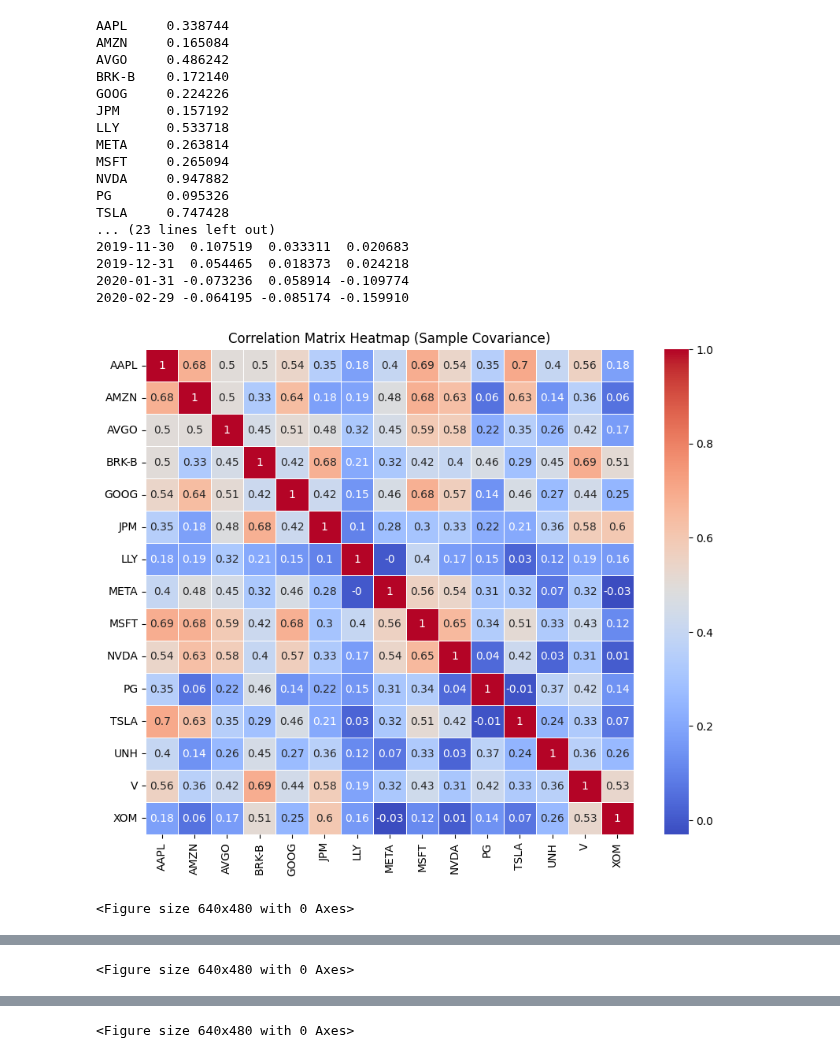
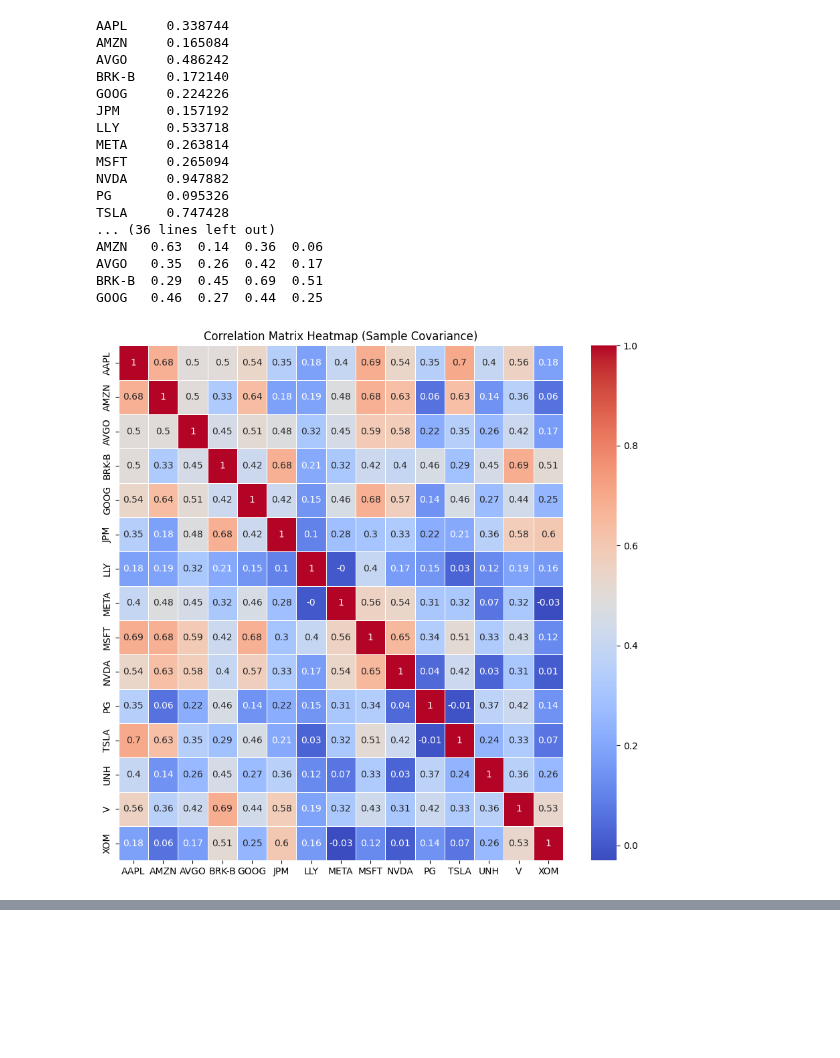
Before and after one commit to JFRich84/MSc, a Jupyter notebook: Optimisations_Final.ipynb, the cells around one changed output, grey strips where cells are left out. Saved outputs shown, nothing was run; the diff lists cells and outputs as text; code cells hidden in the pictures; blank space fills up the shorter version.

Commit message:
2024.11.25
Finalising output and reorganising

```diff
--- a/Optimisations_Final.ipynb
+++ b/Optimisations_Final.ipynb
@@ -10,12 +10,13 @@ import matplotlib.pyplot as plt
 import numpy as np
 from pypfopt import risk_models, expected_returns, EfficientFrontier, EfficientSemivariance, base_optimizer
 
+
 # Load prices
 prices = pd.read_csv('prices.csv')
 prices.set_index('date', inplace=True)
 prices.index = pd.to_datetime(prices.index)
 
-# Calculate monthly prices and returns
+# Calculate monthly prices, returns and expected returns
 monthly_prices = prices.resample('ME').last()  # Resample to get monthly prices
 monthly_returns = monthly_prices.pct_change().dropna()
 mu = expected_returns.mean_historical_return(monthly_prices, frequency=12)
@@ -23,7 +24,7 @@ print(mu)
 print(monthly_returns.head())
 
 # Calculate covariance matrices
-cov_pfopt = risk_models.sample_cov(monthly_prices, frequency=12) # inclusion in output only. Easy to understand method
+cov_sample = risk_models.sample_cov(monthly_prices, frequency=12) # inclusion in output only. Easy to understand method
 cov_ledoit = risk_models.CovarianceShrinkage(monthly_prices, frequency=12).ledoit_wolf()
 semivarcov = risk_models.semicovariance(monthly_prices, benchmark=0.0, frequency=12)
 
@@ -39,62 +40,62 @@ def calculate_correlation(cov_matrix):
 
     # Round correlation matrix to 2 decimal places
     corr_matrix = corr_matrix.round(2)
 
     return corr_matrix
 
-# Calculate correlation matrices
-corr_cov_pfopt = calculate_correlation(cov_pfopt)
-corr_cov_ledoit = calculate_correlation(cov_ledoit)
-cor_semicov = calculate_correlation(semivarcov)
+corr_sample = calculate_correlation(cov_sample)
+corr_ledoit = calculate_correlation(cov_ledoit)
+corr_semicov = calculate_correlation(semivarcov)
+print(corr_sample.head())
 
 
-# Plotting the correlation matrices as heatmaps
-plt.figure(figsize=(10, 8))
-sns.heatmap(corr_cov_pfopt, annot=True, cmap='coolwarm', linewidths=0.5)
-plt.title('Correlation Matrix Heatmap (Sample Covariance)')
-plt.show()
-plt.savefig('correlation_heatmap.png')
+# # Plotting the correlation matrices as heatmaps
+# plt.figure(figsize=(10, 8))
+# sns.heatmap(corr_sample, annot=True, cmap='coolwarm', linewidths=0.5)
+# plt.title('Correlation Matrix Heatmap (Sample Covariance)')
+# plt.show()
+# plt.savefig('correlation_heatmap.png')
 
-plt.figure(figsize=(10, 8))
-sns.heatmap(corr_cov_ledoit, annot=True, cmap='coolwarm', linewidths=0.5)
-plt.title('Correlation Matrix Heatmap (Ledoit-Wolf Shrinkage)')
-plt.show()
-plt.savefig('correlation_heatmap_ledoit.png')
+# plt.figure(figsize=(10, 8))
+# sns.heatmap(corr_ledoit, annot=True, cmap='coolwarm', linewidths=0.5)
+# plt.title('Correlation Matrix Heatmap (Ledoit-Wolf Shrinkage)')
+# plt.show()
+# plt.savefig('correlation_heatmap_ledoit.png')
 
-plt.figure(figsize=(10, 8))
-sns.heatmap(cor_semicov, annot=True, cmap='coolwarm', linewidths=0.5)
-plt.title('Correlation Matrix Heatmap (Semi-covariance)')
-plt.show()
-plt.savefig('correlation_heatmap_semivar.png')
+# plt.figure(figsize=(10, 8))
+# sns.heatmap(corr_semicov, annot=True, cmap='coolwarm', linewidths=0.5)
+# plt.title('Correlation Matrix Heatmap (Semi-covariance)')
+# plt.show()
+# plt.savefig('correlation_heatmap_semivar.png')
 
-# Reorganised as a function
+
+# Reorganised heatmap generation as a function, dynamic sizing
 def plot_correlation_heatmap(corr_matrix, title, filename):
-    plt.figure(figsize=(len(corr_matrix) / 1.5, len(corr_matrix) / 1.5))
+    plt.figure(figsize=((len(corr_matrix) / 1.4), (len(corr_matrix) / 1.5)) )
     sns.heatmap(corr_matrix, annot=True, cmap='coolwarm', linewidths=0.5)
     plt.title(f'Correlation Matrix Heatmap ({title})')
     plt.savefig(filename)
     plt.show()
 
-plot_correlation_heatmap(corr_cov_ledoit, 'Sample Covariance', 'correlation_heatmap.png')
-plot_correlation_heatmap(corr_cov_ledoit, 'Ledoit-Wolf Shrinkage', 'correlation_heatmap_ledoit.png')
-plot_correlation_heatmap(corr_cov_ledoit, 'Semi-covariance', 'correlation_heatmap_semivar.png')
+plot_correlation_heatmap(corr_sample, 'Sample Covariance', 'correlation_heatmap.png')
+plot_correlation_heatmap(corr_ledoit, 'Ledoit-Wolf Shrinkage', 'correlation_heatmap_ledoit.png')
+plot_correlation_heatmap(corr_semicov, 'Semi-covariance', 'correlation_heatmap_semivar.png')
 # %% [output]
 AAPL     0.338744
 AMZN     0.165084
 AVGO     0.486242
 BRK-B    0.172140
 GOOG     0.224226
 JPM      0.157192
 LLY      0.533718
 META     0.263814
 MSFT     0.265094
 NVDA     0.947882
 PG       0.095326
 TSLA     0.747428
-... (23 lines left out)
-2019-11-30  0.107519  0.033311  0.020683
-2019-12-31  0.054465  0.018373  0.024218
-2020-01-31 -0.073236  0.058914 -0.109774
-2020-02-29 -0.064195 -0.085174 -0.159910
+... (36 lines left out)
+AMZN   0.63  0.14  0.36  0.06
+AVGO   0.35  0.26  0.42  0.17
+BRK-B  0.29  0.45  0.69  0.51
+GOOG   0.46  0.27  0.44  0.25
-[figure, old version]
+[figure, new version]
-<Figure size 640x480 with 0 Axes>
@@ -102 +102,0 @@ TSLA     0.747428
-<Figure size 640x480 with 0 Axes>
@@ -104 +103,0 @@ TSLA     0.747428
-<Figure size 640x480 with 0 Axes>
```
Also changed, not shown: parts of 3 cells of this notebook, 10 other files.
